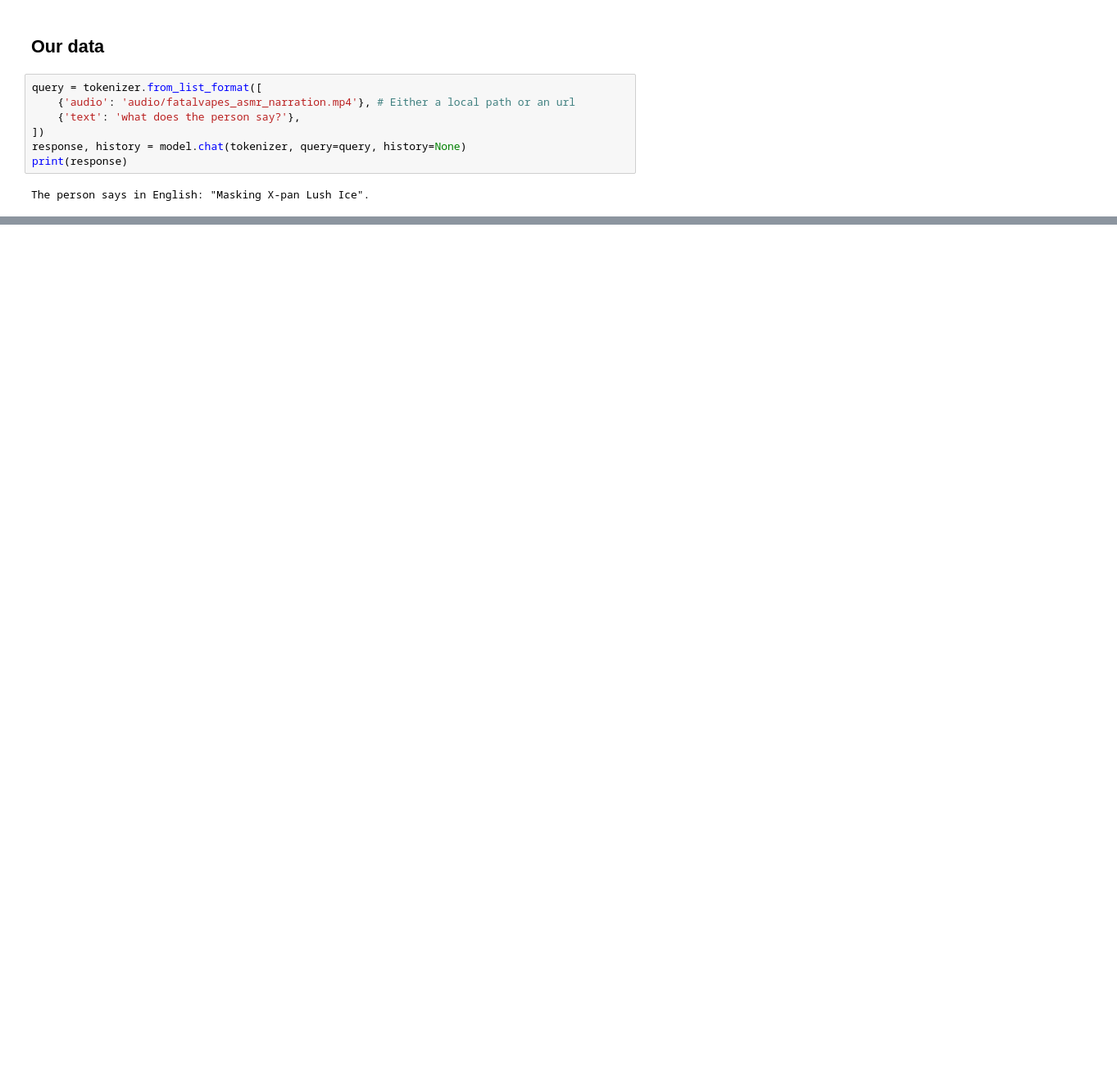
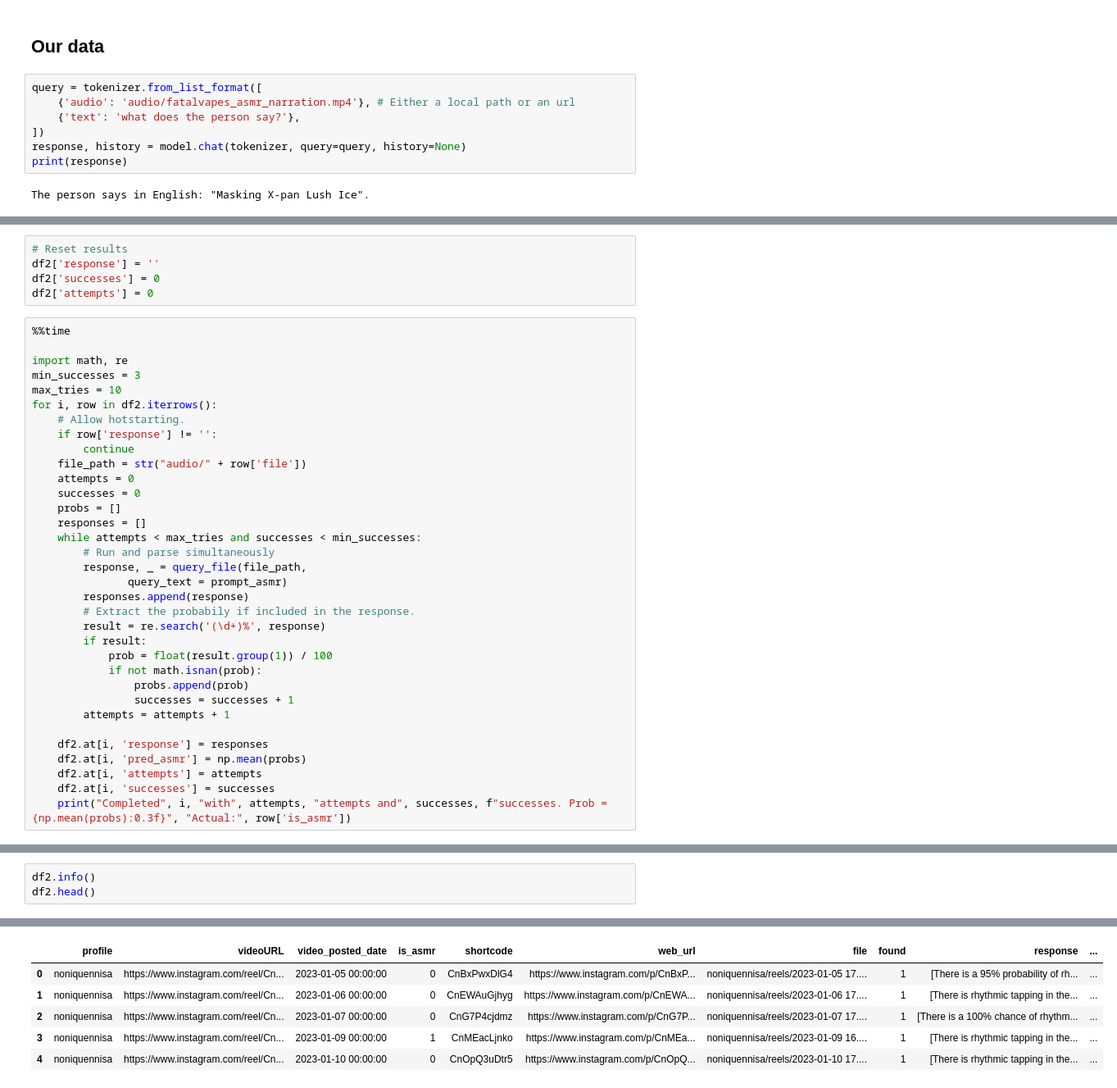
Before and after one commit to e-cigarette-marketing-ml/vaping-gpt, a Jupyter notebook: audio-qwen.ipynb, the cells around one changed output, grey strips where cells are left out. Shown at 82% size. Cells and saved outputs as stored; diff of their text form; blank space fills up the shorter version.

Commit message:
ASMR analysis is working

```diff
--- a/audio-qwen.ipynb
+++ b/audio-qwen.ipynb
@@ -50,0 +237,39 @@ gen: 100%
+# %%
+# Reset results
+df2['response'] = ''
+df2['successes'] = 0
+df2['attempts'] = 0
+# %%
+%%time
+
+import math, re
+min_successes = 3
+max_tries = 10
+for i, row in df2.iterrows():
+    # Allow hotstarting.
+    if row['response'] != '':
+        continue
+    file_path = str("audio/" + row['file'])
+    attempts = 0
+    successes = 0
+    probs = []
+    responses = []
+    while attempts < max_tries and successes < min_successes:
+        # Run and parse simultaneously
+        response, _ = query_file(file_path,
+               query_text = prompt_asmr)
+        responses.append(response)
+        # Extract the probabily if included in the response.
+        result = re.search('(\d+)%', response)
+        if result:
+            prob = float(result.group(1)) / 100
+            if not math.isnan(prob):
+                probs.append(prob)
+                successes = successes + 1
+        attempts = attempts + 1
+
+    df2.at[i, 'response'] = responses
+    df2.at[i, 'pred_asmr'] = np.mean(probs)
+    df2.at[i, 'attempts'] = attempts
+    df2.at[i, 'successes'] = successes
+    print("Completed", i, "with", attempts, "attempts and", successes, f"successes. Prob = {np.mean(probs):0.3f}", "Actual:", row['is_asmr'])
@@ -50,0 +346,4 @@ gen: 100%
+# %%
+df2.info()
+df2.head()
+# %% [output]
@@ -50,0 +369,6 @@ gen: 100%
+|  | profile | videoURL | video_posted_date | is_asmr | shortcode | web_url | file | found | response | ... |
+| 0 | noniquennisa | https://www.instagram.com/reel/Cn... | 2023-01-05 00:00:00 | 0 | CnBxPwxDlG4 | https://www.instagram.com/p/CnBxP... | noniquennisa/reels/2023-01-05 17.... | 1 | [There is a 95% probability of rh... | ... |
+| 1 | noniquennisa | https://www.instagram.com/reel/Cn... | 2023-01-06 00:00:00 | 0 | CnEWAuGjhyg | https://www.instagram.com/p/CnEWA... | noniquennisa/reels/2023-01-06 17.... | 1 | [There is rhythmic tapping in the... | ... |
+| 2 | noniquennisa | https://www.instagram.com/reel/Cn... | 2023-01-07 00:00:00 | 0 | CnG7P4cjdmz | https://www.instagram.com/p/CnG7P... | noniquennisa/reels/2023-01-07 17.... | 1 | [There is a 100% chance of rhythm... | ... |
+| 3 | noniquennisa | https://www.instagram.com/reel/Cn... | 2023-01-09 00:00:00 | 1 | CnMEacLjnko | https://www.instagram.com/p/CnMEa... | noniquennisa/reels/2023-01-09 16.... | 1 | [There is rhythmic tapping in the... | ... |
+| 4 | noniquennisa | https://www.instagram.com/reel/Cn... | 2023-01-10 00:00:00 | 0 | CnOpQ3uDtr5 | https://www.instagram.com/p/CnOpQ... | noniquennisa/reels/2023-01-10 17.... | 1 | [There is rhythmic tapping in the... | ... |
```
Also changed, not shown: parts of 23 cells of this notebook.
